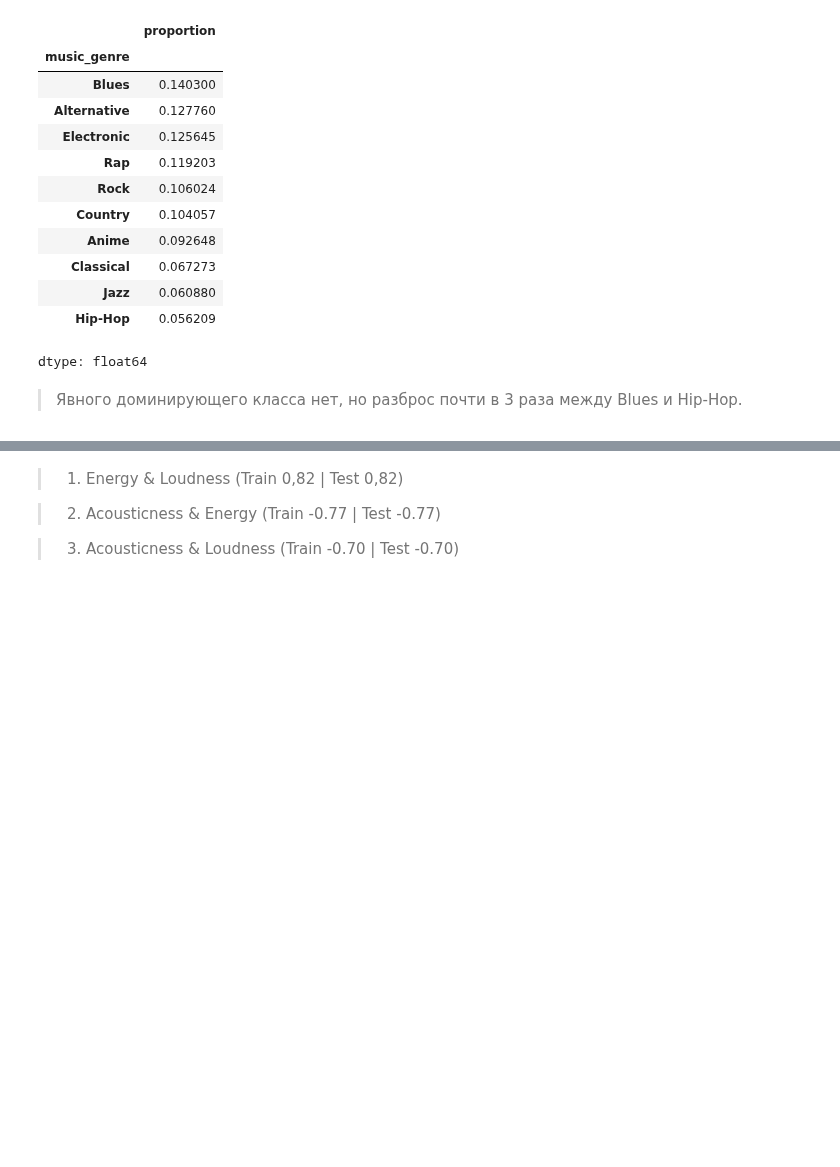
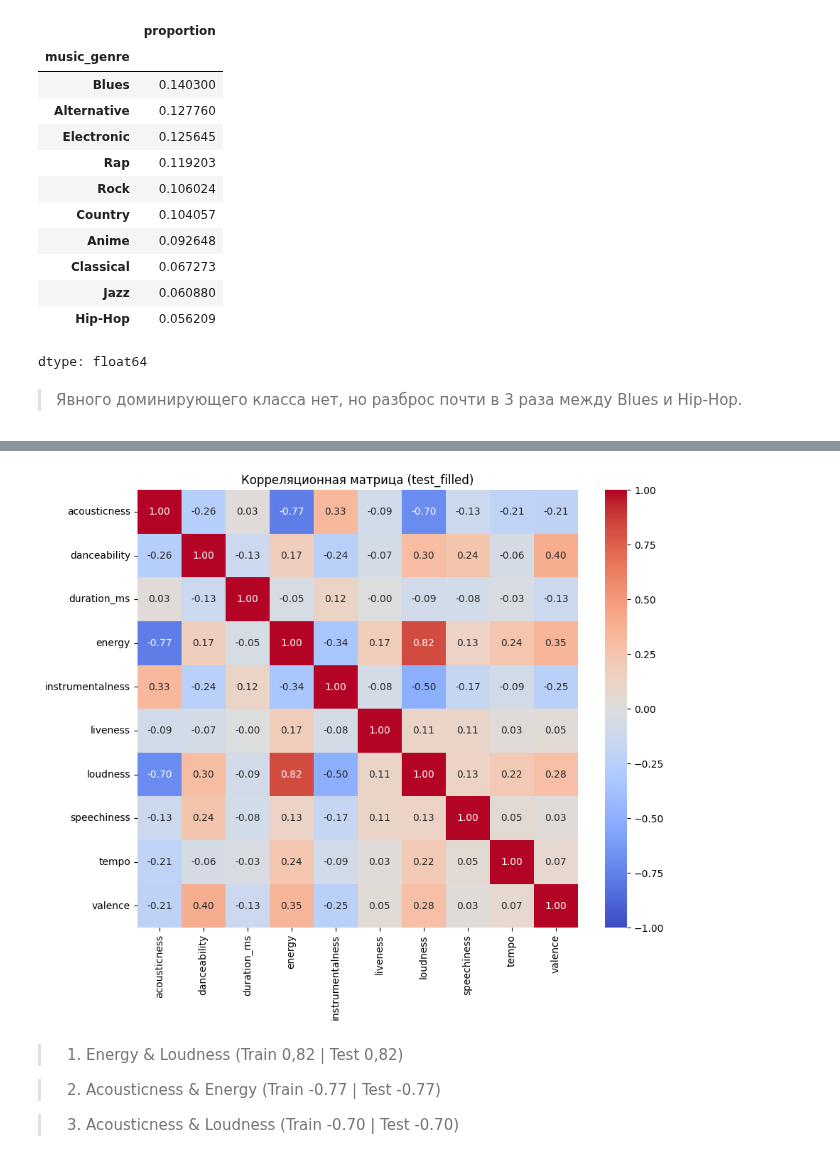
Before and after one commit to iZemenkov/HSE-ML-TEAM-4, a Jupyter notebook: Project_Music_genre_prediction.ipynb, the cells around one changed output, grey strips where cells are left out. Drawn from its saved outputs; the diff is of its cells as text; code cells hidden in the pictures; blank space fills up the shorter version.

```diff
--- a/Project_Music_genre_prediction.ipynb
+++ b/Project_Music_genre_prediction.ipynb
@@ -483,10 +484,13 @@ NameError: name 'numeric_cols' is not defined
 # %%
 # @title Корреляционная матрица (test_filled)
-corr_matrix = test_filled[numeric_cols].corr(method='pearson')
+numeric_cols_test = test_filled.select_dtypes(include=['int64', 'float64']).columns
+corr_matrix = test_filled[numeric_cols_test].corr(method='pearson')
 plt.figure(figsize=(10, 8))
 sns.heatmap(corr_matrix, annot=True, cmap='coolwarm', vmin=-1, vmax=1, center=0, fmt='.2f')
 plt.title('Корреляционная матрица (test_filled)')
 plt.show()
+# %% [output]
+[figure, added]
 # %% [markdown]
 
 
```
Also changed, not shown: parts of 2 cells of this notebook.
